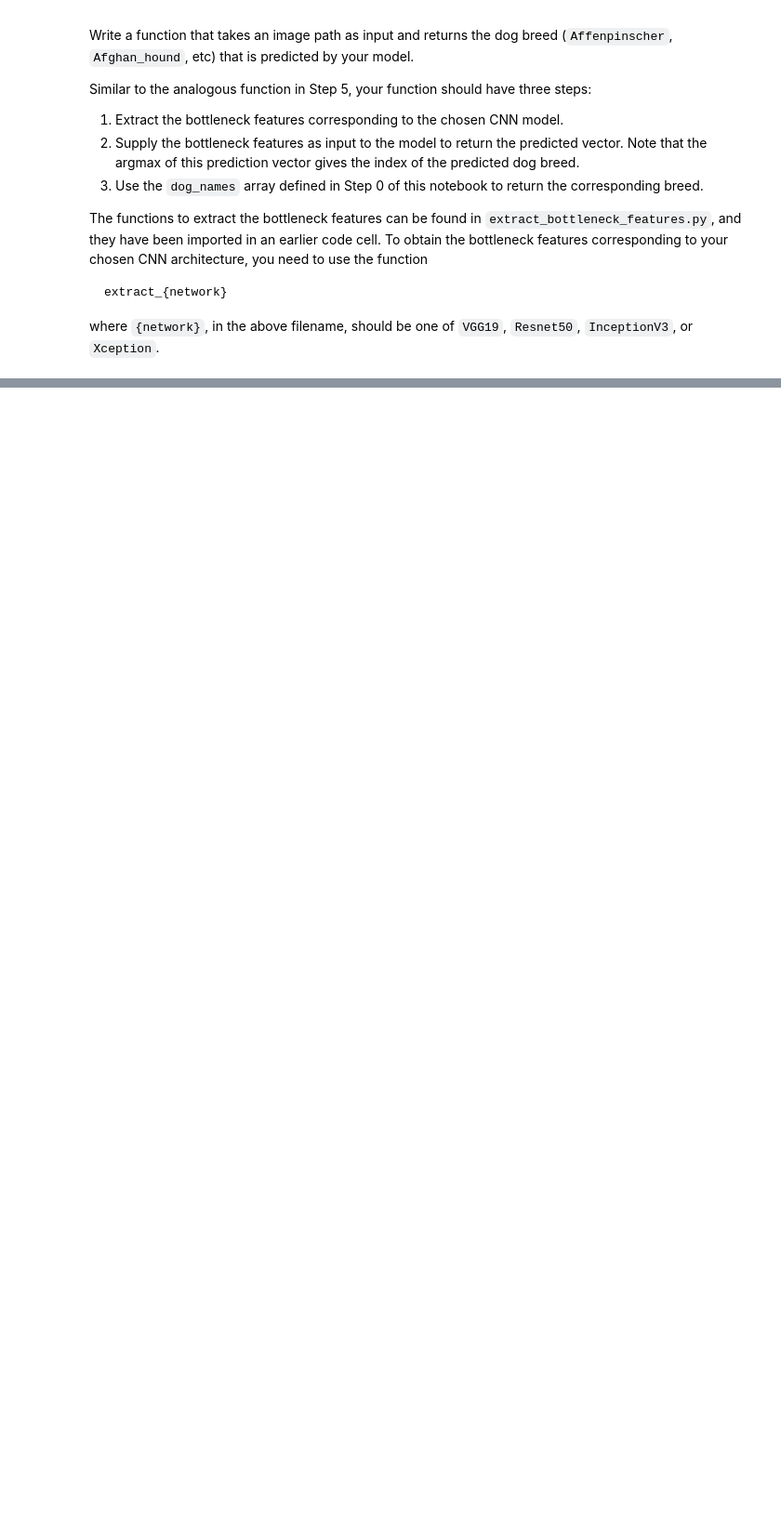
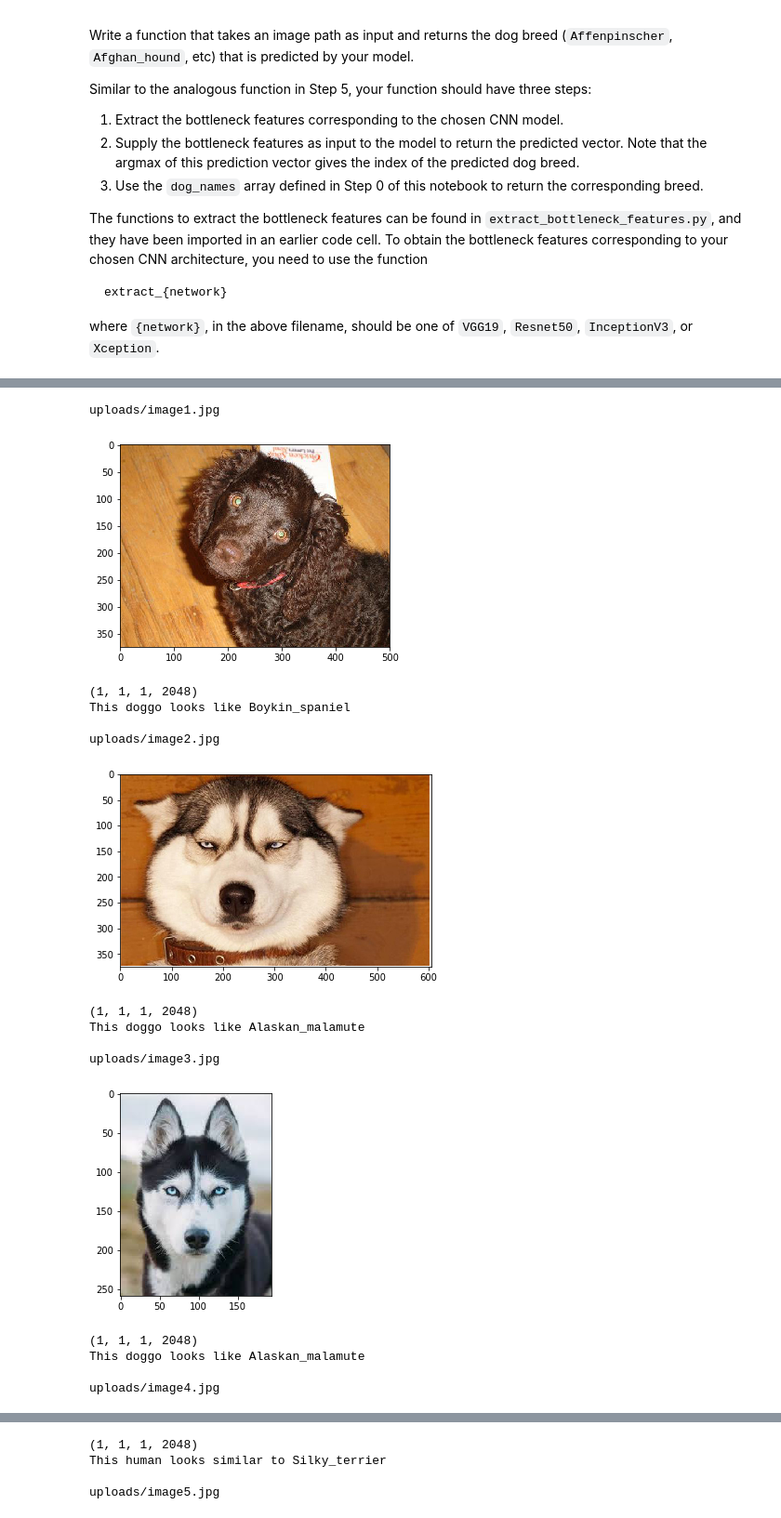
Before and after one commit to agpt8/identify-dogs, a Jupyter notebook: dog_app.ipynb, the cells around one changed output, grey strips where cells are left out. Shown at 93% size. Saved outputs shown, nothing was run; the diff lists cells and outputs as text; code cells hidden in the pictures; blank space fills up the shorter version.

```diff
--- a/dog_app.ipynb
+++ b/dog_app.ipynb
@@ -302,0 +277,9 @@ ResNet50_model = ResNet50(weights='imagenet')
+# %%
+from keras.applications.resnet50 import ResNet50
+
+# define ResNet50 model
+# changing the name of the variable here as it would shadow the variable while
+# architecting the model below causing an error as the shape of the
+# model changes
+ResNet50_mod = ResNet50(weights='imagenet')
+ResNet50_mod.summary()
@@ -390,17 +361,3 @@ def ResNet50_predict_labels(img_path):
 While looking at the [dictionary](https://gist.github.com/yrevar/942d3a0ac09ec9e5eb3a), you will notice that the categories corresponding to dogs appear in an uninterrupted sequence and correspond to dictionary keys 151-268, inclusive, to include all categories from `'Chihuahua'` to `'Mexican hairless'`.  Thus, in order to check to see if an image is predicted to contain a dog by the pre-trained ResNet-50 model, we need only check if the `ResNet50_predict_labels` function above returns a value between 151 and 268 (inclusive).
 
 We use these ideas to complete the `dog_detector` function below, which returns `True` if a dog is detected in an image (and `False` if not).
-# %%
-def dog_detector(img_path):
-    """
-    This function takes a path to an image as input and returns True or False
-     representing whether a dog is detected in the image or not
-
-    Parameter:
-    img_path: the path of the image user wants to identify
-
-    Returns:
-    True or False representing whether a dog is detected in the image or not
-    """
-    prediction = ResNet50_predict_labels(img_path)
-    return ((prediction <= 268) & (prediction >= 151))
@@ -889,9 +844,6 @@ A sample image and output for our algorithm is provided below, but feel free to
 This photo looks like an Afghan Hound.
 ### (IMPLEMENTATION) Write your Algorithm
 # %%
-from IPython.core.display import Image, display
-
-
 def algorithm(img_path):
     """
     This function return the possible dog breed of the dog/human in the input image
@@ -902,13 +854,19 @@ def algorithm(img_path):
     Returns:
     A message indicates the possible dog breed of the dog/human in the input image
     """
-    display(Image(img_path, width=224, height=224))
+
+    #converting images to gray
+    img = cv2.imread(img_path)
+    # showing the boundry box in the end
+    plt.imshow(cv2.cvtColor(img, cv2.COLOR_BGR2RGB))
+    plt.show()
+
     if dog_detector(img_path):
-        print(f'This doggo looks like {Resnet_predict_breed(img_path)}')
+        print(f'This doggo looks like {identify_dog(img_path)}\n')
     elif face_detector(img_path):
-        print(f'This human looks similar to {Resnet_predict_breed(img_path)}')
+        print(f'This human looks similar to {identify_dog(img_path)}\n')
     else:
-        print('Err, No human or dog detected!')
+        print('Err, No human or dog detected!\n')
 # %% [markdown]
 ---
 <a id='step7'></a>
@@ -958,0 +901,21 @@ This human looks similar to ages/train/049.Chinese_crested
+# %%
+for img_path in sorted(glob("uploads/*")):
+    print(img_path)
+    algorithm(img_path)
+# %% [output]
+uploads/image1.jpg
+[figure, added]
+(1, 1, 1, 2048)
+This doggo looks like Boykin_spaniel
+
+uploads/image2.jpg
+[figure, added]
+(1, 1, 1, 2048)
+This doggo looks like Alaskan_malamute
+
+uploads/image3.jpg
+[figure, added]
+(1, 1, 1, 2048)
+This doggo looks like Alaskan_malamute
+
+uploads/image4.jpg
@@ -958,0 +923,4 @@ This human looks similar to ages/train/049.Chinese_crested
+(1, 1, 1, 2048)
+This human looks similar to Silky_terrier
+
+uploads/image5.jpg
```
Also changed, not shown: parts of 39 cells of this notebook.
